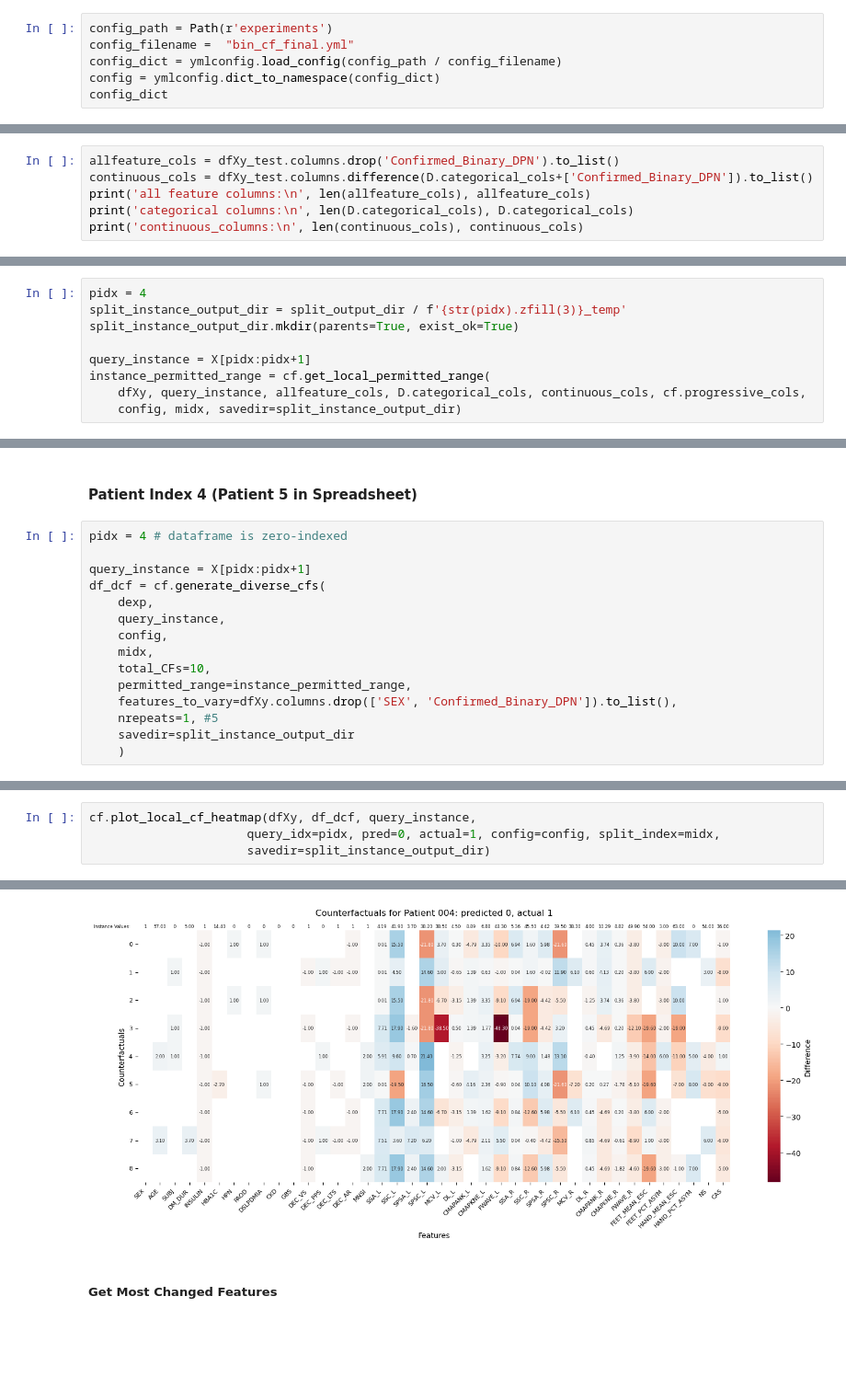
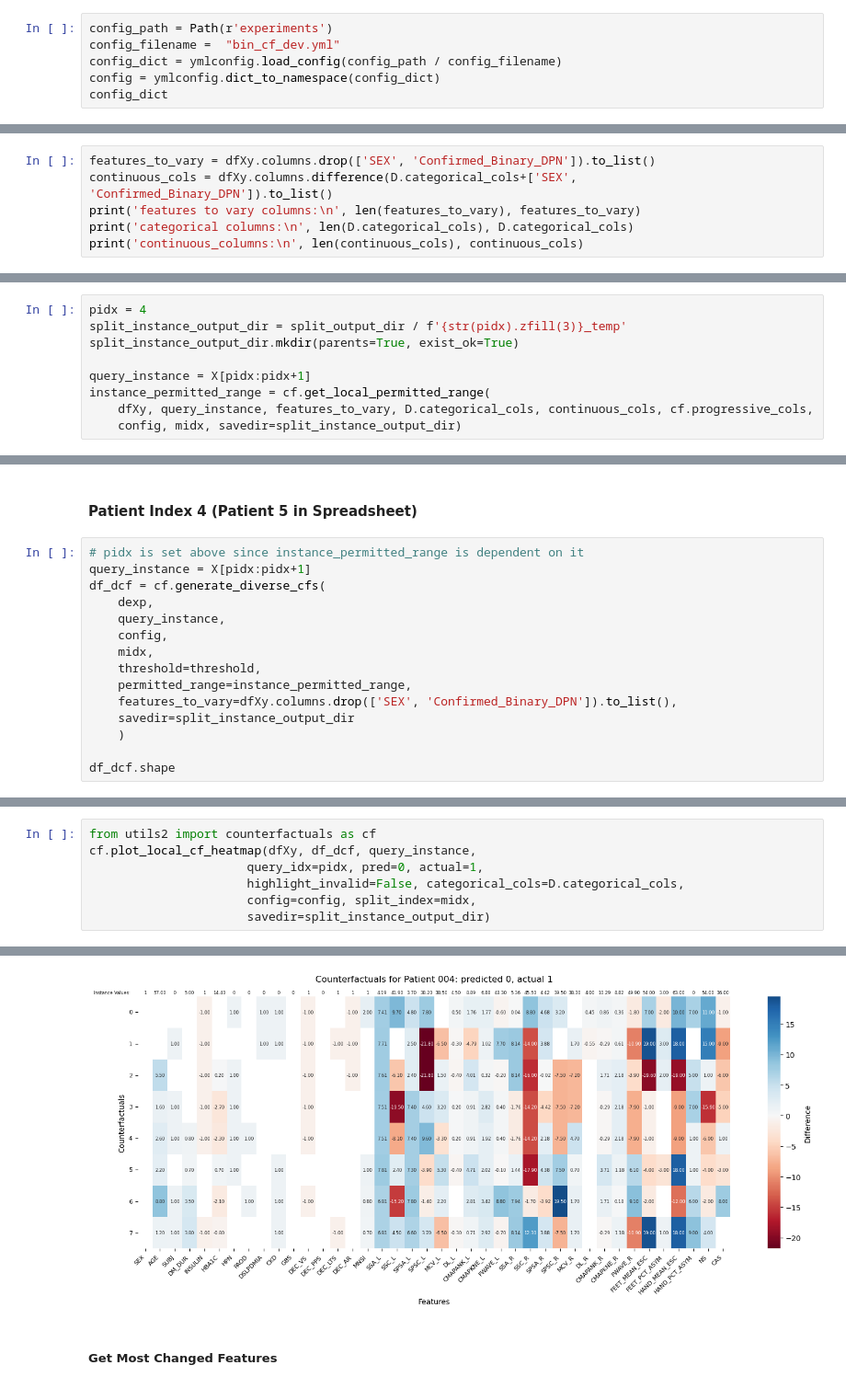
Before and after one commit to acbriza/dpn2026, a Jupyter notebook: module/counterfactuals.ipynb, the cells around one changed output, grey strips where cells are left out. Shown at 92% size. Drawn from its saved outputs; the diff is of its cells as text; blank space fills up the shorter version.

Commit message:
update counterfactuals.py to fit config; add try except for not found counterfactuals;

```diff
--- a/module/counterfactuals.ipynb
+++ b/module/counterfactuals.ipynb
@@ -49,7 +49,7 @@ from utils2 import counterfactuals as cf
 ## Read Config File
 # %%
 config_path = Path(r'experiments')
-config_filename =  "bin_cf_final.yml"
+config_filename =  "bin_cf_dev.yml"
 config_dict = ymlconfig.load_config(config_path / config_filename)
 config = ymlconfig.dict_to_namespace(config_dict)
 config_dict
@@ -158,9 +156,9 @@ X_test.shape, y_test.shape, dfXy_test.shape, threshold
 # %% [output]
 ((64, 40), (64,), (64, 41), 0.6352084424142594)
 # %%
-allfeature_cols = dfXy_test.columns.drop('Confirmed_Binary_DPN').to_list()
-continuous_cols = dfXy_test.columns.difference(D.categorical_cols+['Confirmed_Binary_DPN']).to_list()
-print('all feature columns:\n', len(allfeature_cols), allfeature_cols)
+features_to_vary = dfXy.columns.drop(['SEX', 'Confirmed_Binary_DPN']).to_list()
+continuous_cols = dfXy.columns.difference(D.categorical_cols+['SEX', 'Confirmed_Binary_DPN']).to_list()
+print('features to vary columns:\n', len(features_to_vary), features_to_vary)
 print('categorical columns:\n', len(D.categorical_cols), D.categorical_cols)
 print('continuous_columns:\n', len(continuous_cols), continuous_cols)
 # %% [output]
@@ -255,7 +252,7 @@ split_instance_output_dir.mkdir(parents=True, exist_ok=True)
 
 query_instance = X[pidx:pidx+1]
 instance_permitted_range = cf.get_local_permitted_range(
-    dfXy, query_instance, allfeature_cols, D.categorical_cols, continuous_cols, cf.progressive_cols,
+    dfXy, query_instance, features_to_vary, D.categorical_cols, continuous_cols, cf.progressive_cols,
     config, midx, savedir=split_instance_output_dir)
 # %% [output]
 Local permitted range:
@@ -333,17 +330,17 @@ ioi_df
 # %% [markdown]
 #### Patient Index 4 (Patient 5 in Spreadsheet)
 # %%
-pidx = 4 # dataframe is zero-indexed
-
+# pidx is set above since instance_permitted_range is dependent on it
 query_instance = X[pidx:pidx+1]
 df_dcf = cf.generate_diverse_cfs(
     dexp,
     query_instance,
     config,
     midx,
-    total_CFs=10,
+    threshold=threshold,
     permitted_range=instance_permitted_range,
     features_to_vary=dfXy.columns.drop(['SEX', 'Confirmed_Binary_DPN']).to_list(),
-    nrepeats=1, #5
     savedir=split_instance_output_dir
     )
+
+df_dcf.shape
@@ -361,5 +347,8 @@ dfXy.columns.__len__()
 # %%
+from utils2 import counterfactuals as cf
 cf.plot_local_cf_heatmap(dfXy, df_dcf, query_instance,
-                      query_idx=pidx, pred=0, actual=1, config=config, split_index=midx,
+                      query_idx=pidx, pred=0, actual=1,
+                      highlight_invalid=False, categorical_cols=D.categorical_cols,
+                      config=config, split_index=midx,
                       savedir=split_instance_output_dir)
 # %% [output]
@@ -371,4 +360,4 @@ Counterfactual heatmaps saved to catboost_split0_local_cf_qidx004_000-008.png in
-[figure, old version]
+[figure, new version]
 # %% [markdown]
 ##### Get Most Changed Features
 # %%
```
Also changed, not shown: parts of 25 cells of this notebook, 1 other file.
